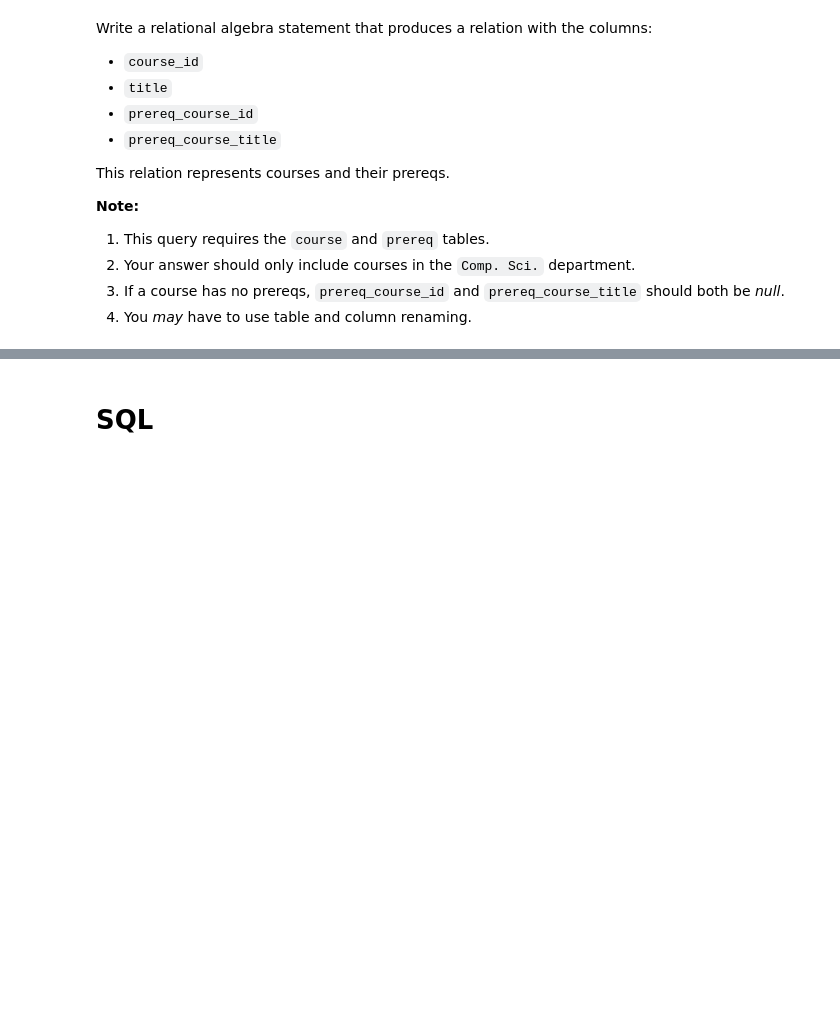
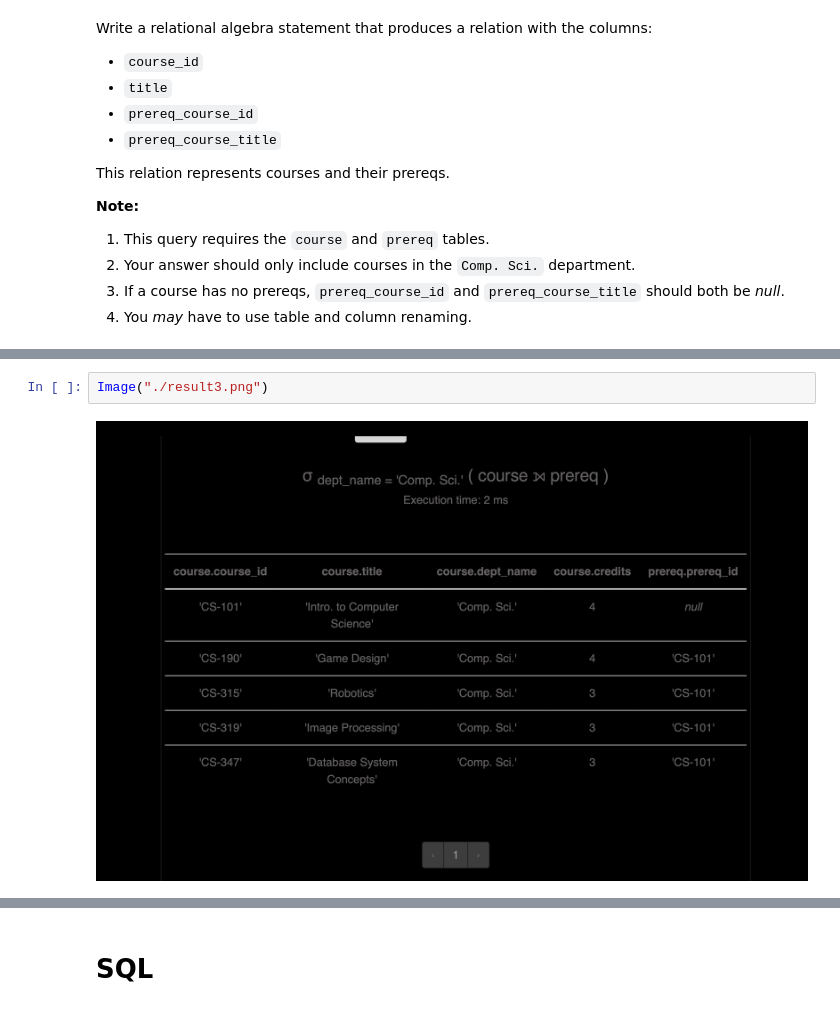
Before and after one commit to donald-f-ferguson/W4111-Intro-to-Databases-Spring-2024, a Jupyter notebook: Homework/HW1/S24-W4111-HW1.ipynb, the cells around one changed output, grey strips where cells are left out. Drawn from its saved outputs; the diff is of its cells as text; blank space fills up the shorter version.

```diff
--- a/Homework/HW1/S24-W4111-HW1.ipynb
+++ b/Homework/HW1/S24-W4111-HW1.ipynb
@@ -391,3 +470,7 @@ Algebra statement:
+# %%
+Image("./result3.png")
+# %% [output]
+[figure, added]
 # %% [markdown]
 Execution:
 
```
Also changed, not shown: parts of 40 cells of this notebook, 7 other files.
